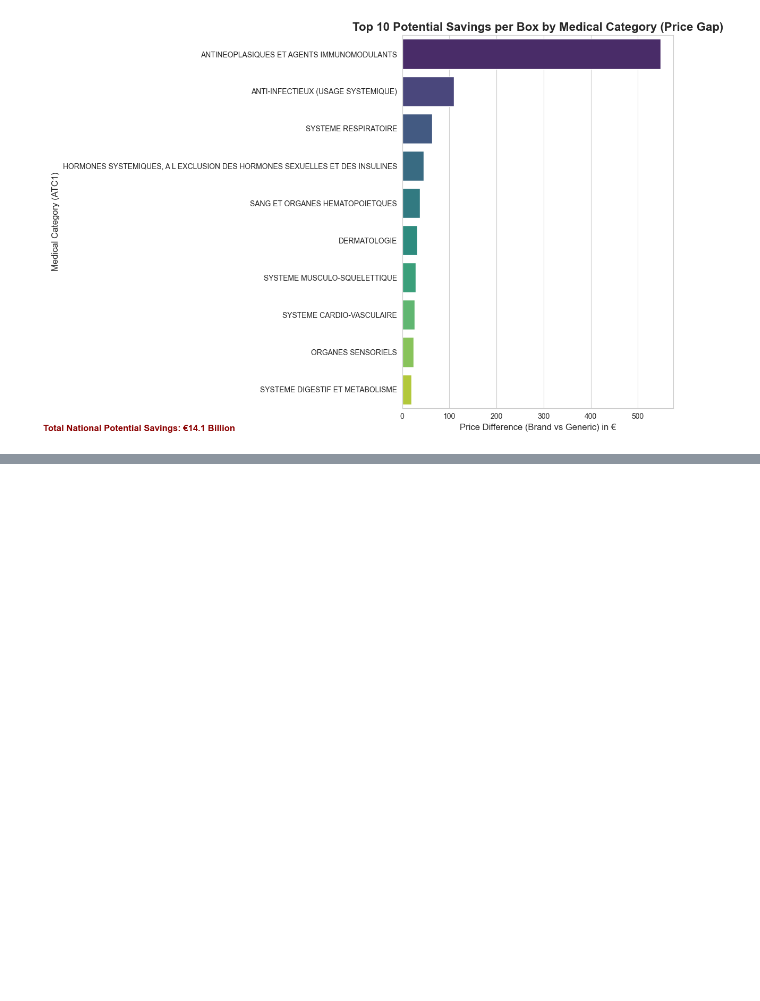
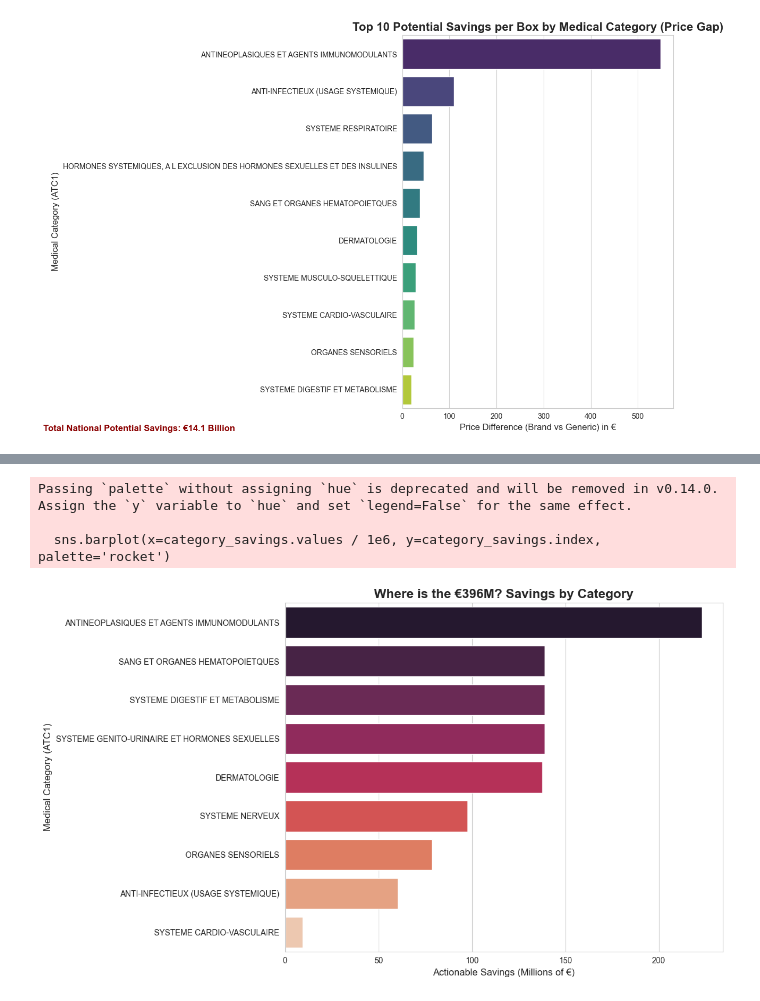
Before and after one commit to Arshbeg/SNDS-EXPLORER, a Jupyter notebook: Generic_Savings_Impact_analysis.ipynb, the cells around one changed output, grey strips where cells are left out. Saved outputs shown, nothing was run; the diff lists cells and outputs as text; code cells hidden in the pictures; blank space fills up the shorter version.

```diff
--- a/Generic_Savings_Impact_analysis.ipynb
+++ b/Generic_Savings_Impact_analysis.ipynb
@@ -219,0 +299,22 @@ Passing `palette` without assigning `hue` is deprecated and will be removed in v
+# %%
+# 1. Join the savings back to the Category (ATC1)
+# Note: We use the original df to map ATC5 names to ATC1 categories
+mapping = df[['L_ATC5', 'L_ATC1']].drop_duplicates().set_index('L_ATC5')
+category_savings = top_mols.to_frame().join(mapping).groupby('L_ATC1')['savings_potential'].sum().sort_values(ascending=False)
+
+# 2. Plot
+plt.figure(figsize=(12, 7))
+sns.barplot(x=category_savings.values / 1e6, y=category_savings.index, palette='rocket')
+
+plt.title('Where is the €396M? Savings by Category', fontsize=16, fontweight='bold')
+plt.xlabel('Actionable Savings (Millions of €)', fontsize=12)
+plt.ylabel('Medical Category (ATC1)', fontsize=12)
+
+plt.tight_layout()
+plt.savefig('category_savings_breakdown.png')
+plt.show()
+# %% [output]
+Passing `palette` without assigning `hue` is deprecated and will be removed in v0.14.0. Assign the `y` variable to `hue` and set `legend=False` for the same effect.
+
+  sns.barplot(x=category_savings.values / 1e6, y=category_savings.index, palette='rocket')
+[figure, added]
```
Also changed, not shown: parts of 7 cells of this notebook, 5 other files.
